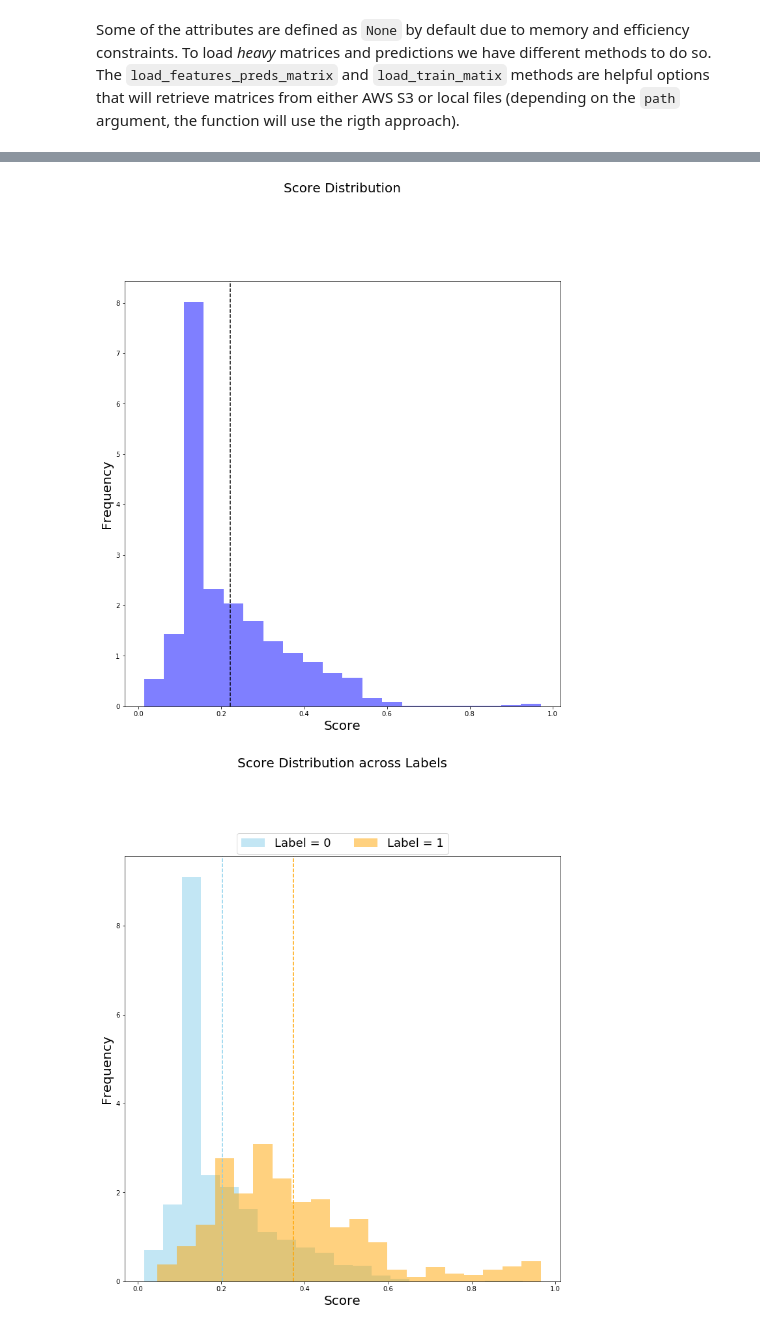
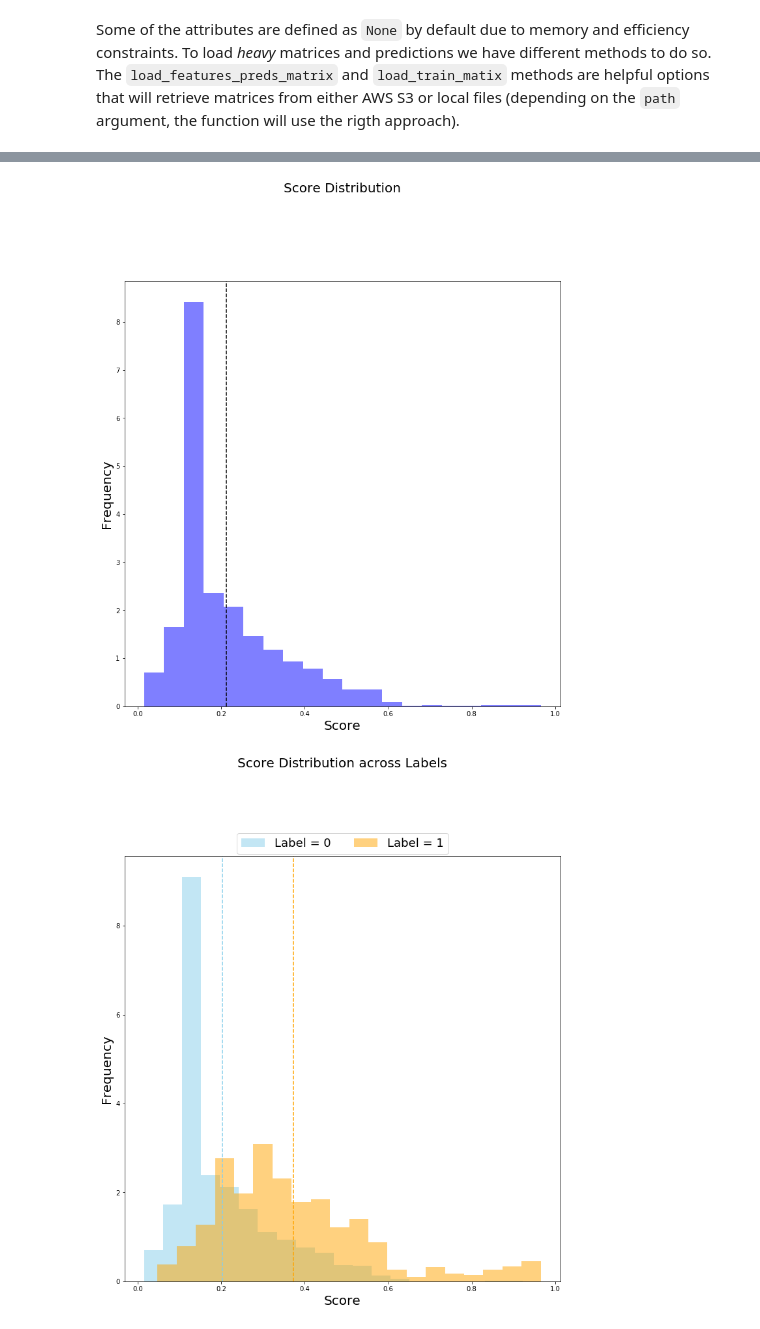
Before and after one commit to dssg/triage, a Jupyter notebook: src/triage/component/postmodeling/contrast/postmodeling_tutorial.ipynb, the cells around one changed output, grey strips where cells are left out. Drawn from its saved outputs; the diff is of its cells as text; code cells hidden in the pictures.

```diff
--- a/src/triage/component/postmodeling/contrast/postmodeling_tutorial.ipynb
+++ b/src/triage/component/postmodeling/contrast/postmodeling_tutorial.ipynb
@@ -65,0 +53,7 @@ We can explore each of the model class attributes:
+# %%
+# List individual models
+list_tuple_models = get_models_ids(params.model_group_id, conn)
+l_t = [ModelEvaluator(i.model_group_id, i.model_id) for i in list_tuple_models]
+
+# Model group object (useful to compare across model_groups and models in time)
+audited_models_class = ModelGroupEvaluator(tuple(params.model_group_id))
@@ -118,7 +108,7 @@ Check the Method definition for more options
 # %%
-l_t[1].plot_score_distribution(figsize=params.figsize)
+l_t[0].plot_score_distribution(figsize=params.figsize)
 # %% [output]
-[figure, old version]
+[figure, new version]
 # %%
 l_t[0].plot_score_label_distributions(figsize=params.figsize)
 # %% [output]
```
Also changed, not shown: parts of 19 cells of this notebook, 1 other file.
